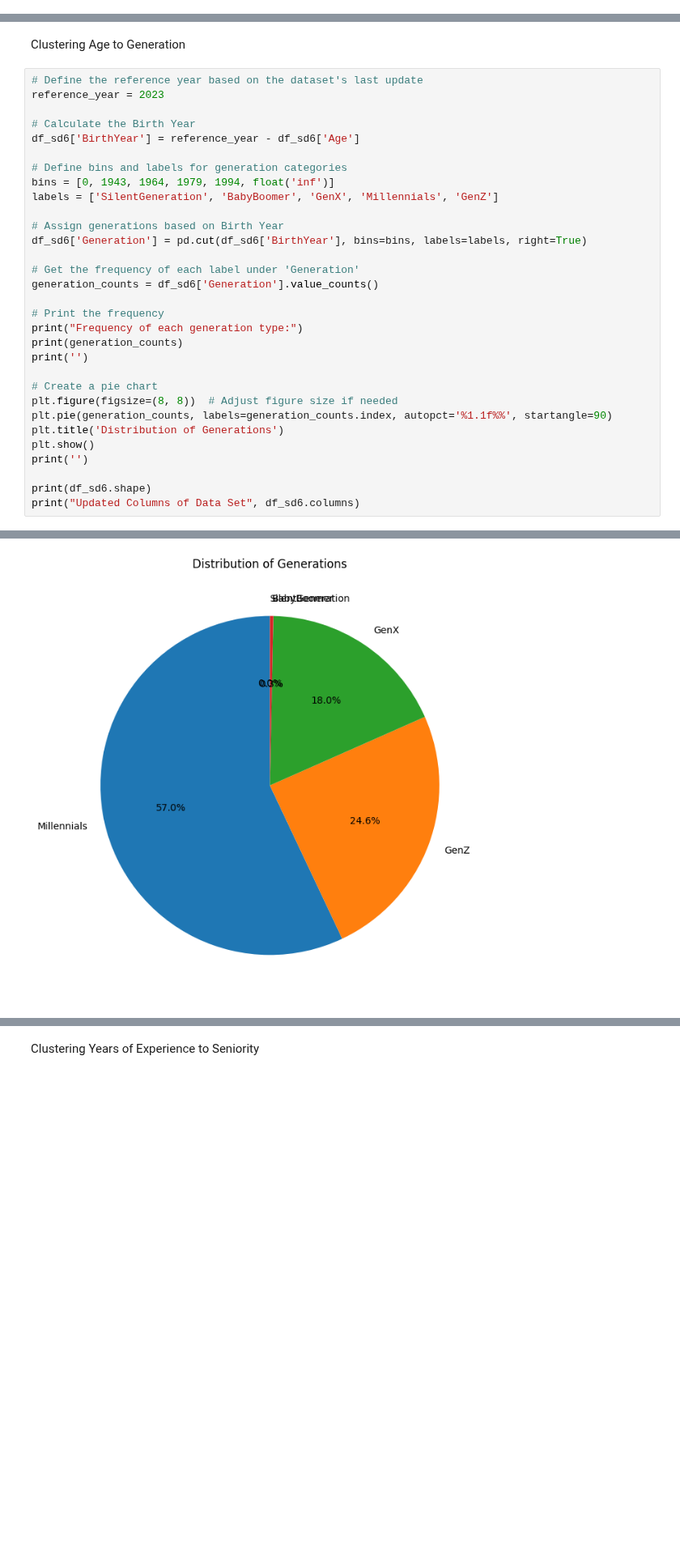
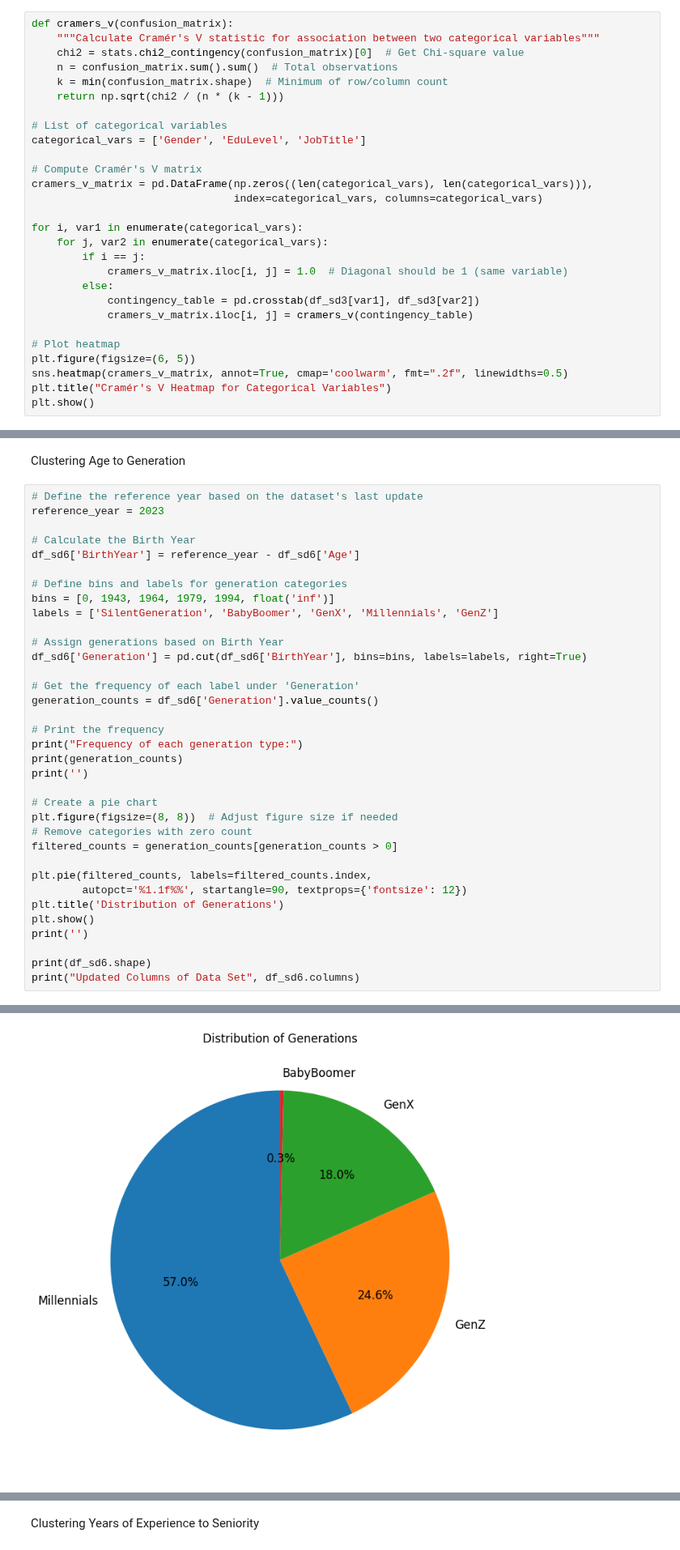
Before and after one commit to cheonghf/ML-P4-03, a Jupyter notebook: Project_SourceCode_P4_03.ipynb, the cells around one changed output, grey strips where cells are left out. Shown at 81% size. Saved outputs shown, nothing was run; the diff lists cells and outputs as text; blank space fills up the shorter version.

```diff
--- a/Project_SourceCode_P4_03.ipynb
+++ b/Project_SourceCode_P4_03.ipynb
@@ -393,3 +425,31 @@ plt.show()
+# %%
+def cramers_v(confusion_matrix):
+    """Calculate Cramér's V statistic for association between two categorical variables"""
+    chi2 = stats.chi2_contingency(confusion_matrix)[0]  # Get Chi-square value
+    n = confusion_matrix.sum().sum()  # Total observations
+    k = min(confusion_matrix.shape)  # Minimum of row/column count
+    return np.sqrt(chi2 / (n * (k - 1)))
+
+# List of categorical variables
+categorical_vars = ['Gender', 'EduLevel', 'JobTitle']
+
+# Compute Cramér's V matrix
+cramers_v_matrix = pd.DataFrame(np.zeros((len(categorical_vars), len(categorical_vars))),
+                                index=categorical_vars, columns=categorical_vars)
+
+for i, var1 in enumerate(categorical_vars):
+    for j, var2 in enumerate(categorical_vars):
+        if i == j:
+            cramers_v_matrix.iloc[i, j] = 1.0  # Diagonal should be 1 (same variable)
+        else:
+            contingency_table = pd.crosstab(df_sd3[var1], df_sd3[var2])
+            cramers_v_matrix.iloc[i, j] = cramers_v(contingency_table)
+
+# Plot heatmap
+plt.figure(figsize=(6, 5))
+sns.heatmap(cramers_v_matrix, annot=True, cmap='coolwarm', fmt=".2f", linewidths=0.5)
+plt.title("Cramér's V Heatmap for Categorical Variables")
+plt.show()
 # %% [markdown]
 # Step 3: Machine Learning Algorithm Implementation with Raw Data (Run Step 1 Before this)
 
@@ -836,32 +922,36 @@ bins = [0, 1943, 1964, 1979, 1994, float('inf')]
 labels = ['SilentGeneration', 'BabyBoomer', 'GenX', 'Millennials', 'GenZ']
 
 # Assign generations based on Birth Year
 df_sd6['Generation'] = pd.cut(df_sd6['BirthYear'], bins=bins, labels=labels, right=True)
 
 # Get the frequency of each label under 'Generation'
 generation_counts = df_sd6['Generation'].value_counts()
 
 # Print the frequency
 print("Frequency of each generation type:")
 print(generation_counts)
 print('')
 
 # Create a pie chart
 plt.figure(figsize=(8, 8))  # Adjust figure size if needed
-plt.pie(generation_counts, labels=generation_counts.index, autopct='%1.1f%%', startangle=90)
+# Remove categories with zero count
+filtered_counts = generation_counts[generation_counts > 0]
+
+plt.pie(filtered_counts, labels=filtered_counts.index,
+        autopct='%1.1f%%', startangle=90, textprops={'fontsize': 12})
 plt.title('Distribution of Generations')
 plt.show()
 print('')
 
 print(df_sd6.shape)
 print("Updated Columns of Data Set", df_sd6.columns)
 # %% [output]
 Frequency of each generation type:
 Generation
 Millennials         1015
 GenZ                 438
 GenX                 321
 BabyBoomer             6
 SilentGeneration       0
 Name: count, dtype: int64
-[figure, old version]
+[figure, new version]
```
Also changed, not shown: parts of 50 cells of this notebook.
